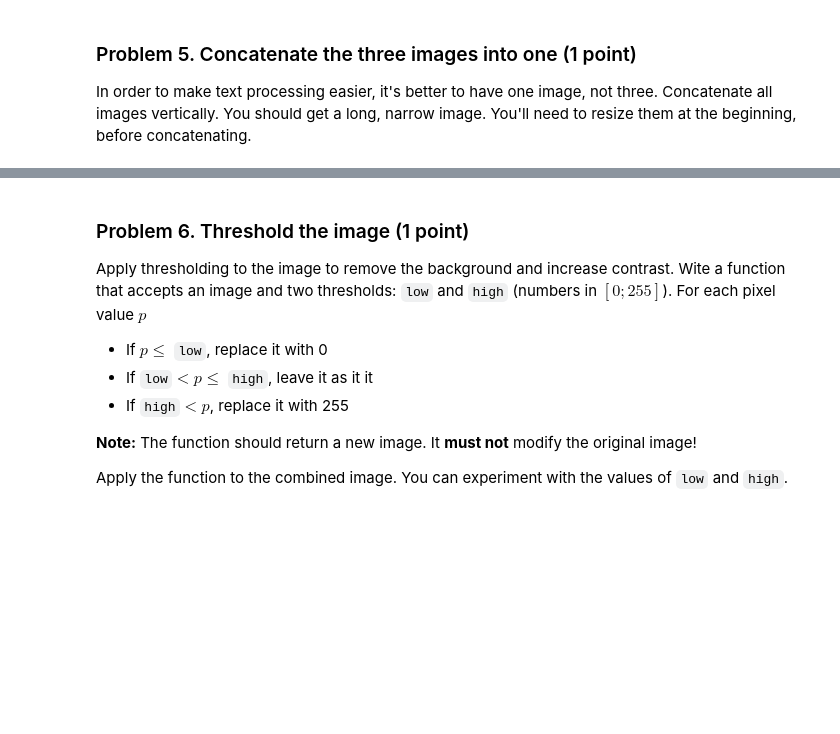
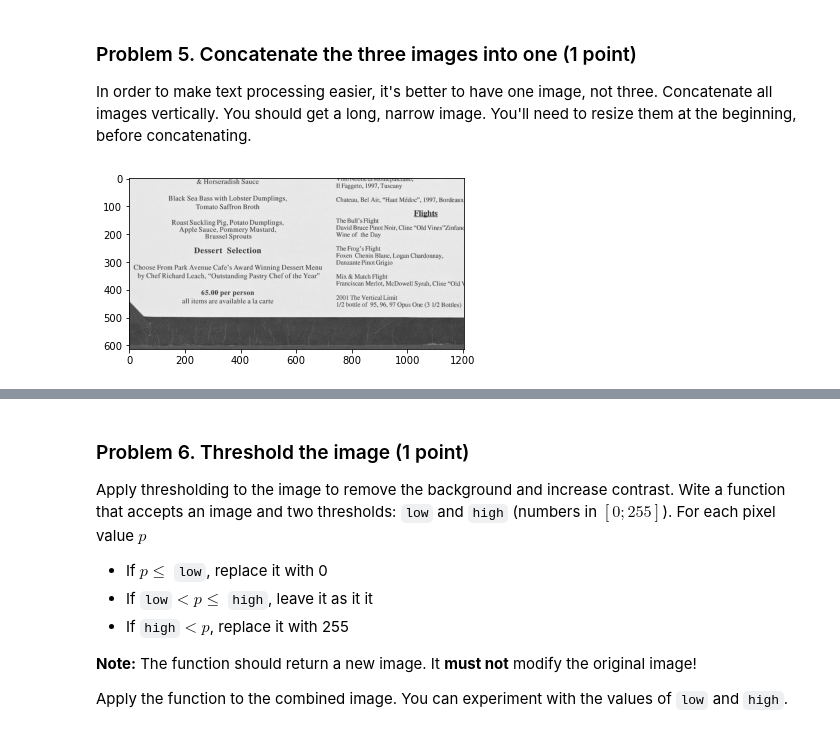
Before and after one commit to bahbo/SoftUni_Data_Scinece, a Jupyter notebook: 04. Working-with-Images-and-Text-Lab/Working with Images and Text Lab.ipynb, the cells around one changed output, grey strips where cells are left out. Drawn from its saved outputs; the diff is of its cells as text; code cells hidden in the pictures; blank space fills up the shorter version.

```diff
--- a/04. Working-with-Images-and-Text-Lab/Working with Images and Text Lab.ipynb
+++ b/04. Working-with-Images-and-Text-Lab/Working with Images and Text Lab.ipynb
@@ -135,18 +148,22 @@ In order to make text processing easier, it's better to have one image, not thre
 # %%
 def resize_images(images):
     """
     Resizes all images to have the same width
     """
     max_width = max([image.shape[1] for image in images])
     padded_images = [np.pad(image, ((0, 0), (0, max_width - image.shape[1])), mode = "constant", constant_values = 255) for image in images]
     return padded_images
 
 def concatenate_images(images):
     """
     Concatenates all images vertically (one below the other)
     """
     # YOUR CODE HERE
     raise NotImplementedError()
+plt.imshow(page2_cropped, cmap = "gray")
+plt.show()
+# %% [output]
+[figure, added]
 # %%
 combined_image = concatenate_images([page1_left_cropped, page1_right_cropped, page2_cropped])
 show_images([combined_image])
```
Also changed, not shown: parts of 7 cells of this notebook.
